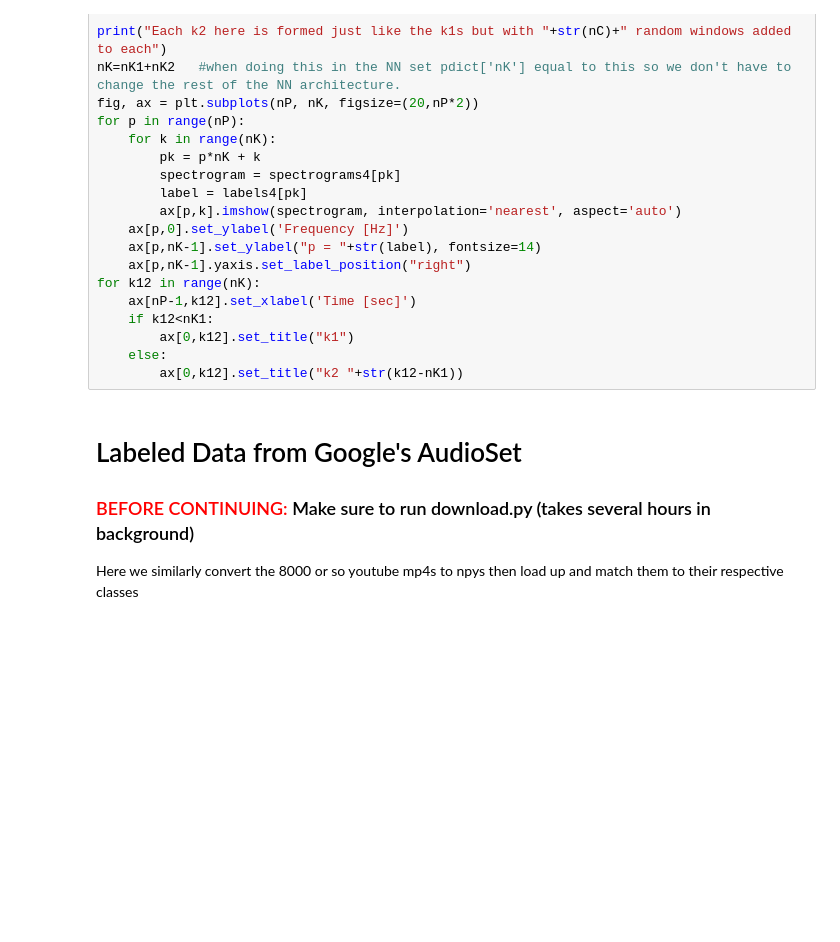
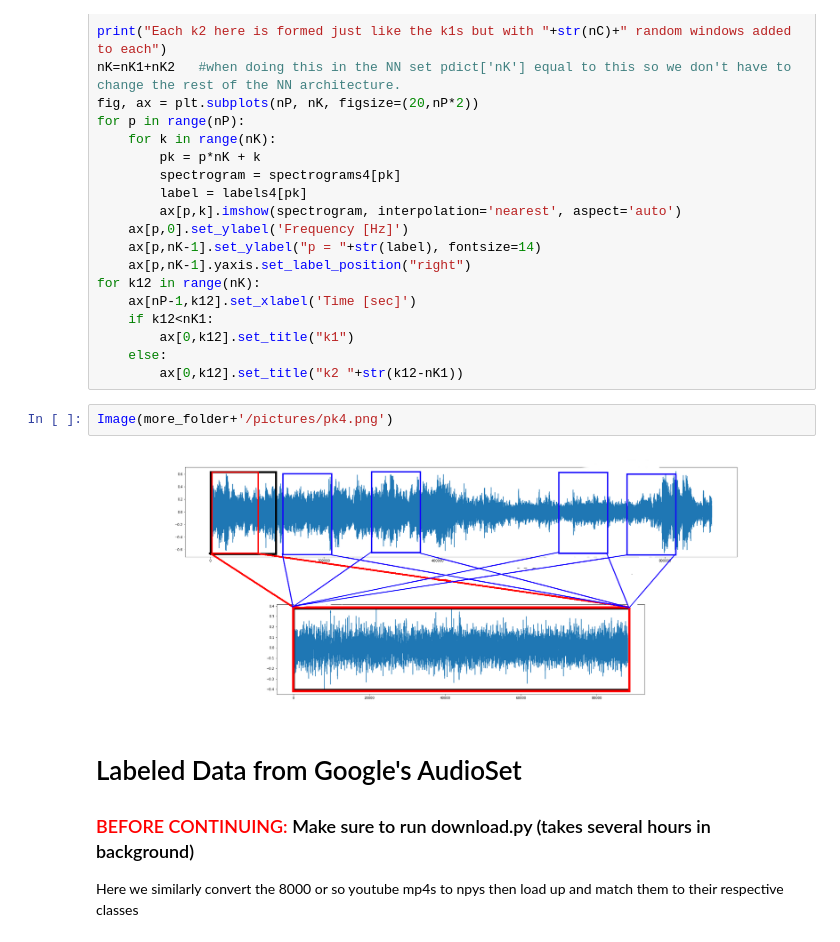
Before and after one commit to danrabayda/StarScream, a Jupyter notebook: NoiseNet1.0_20220602_DPR.ipynb, the cells around one changed output. Cells and saved outputs as stored; diff of their text form; blank space fills up the shorter version.

```diff
--- a/NoiseNet1.0_20220602_DPR.ipynb
+++ b/NoiseNet1.0_20220602_DPR.ipynb
@@ -614,6 +628,10 @@ for k12 in range(nK):
         ax[0,k12].set_title("k1")
     else:
         ax[0,k12].set_title("k2 "+str(k12-nK1))
+# %%
+Image(more_folder+'/pictures/pk4.png')
+# %% [output]
+[figure, added]
 # %% [markdown]
 # Labeled Data from Google's AudioSet
 
```
Also changed, not shown: parts of 7 cells of this notebook, 1 other file.
